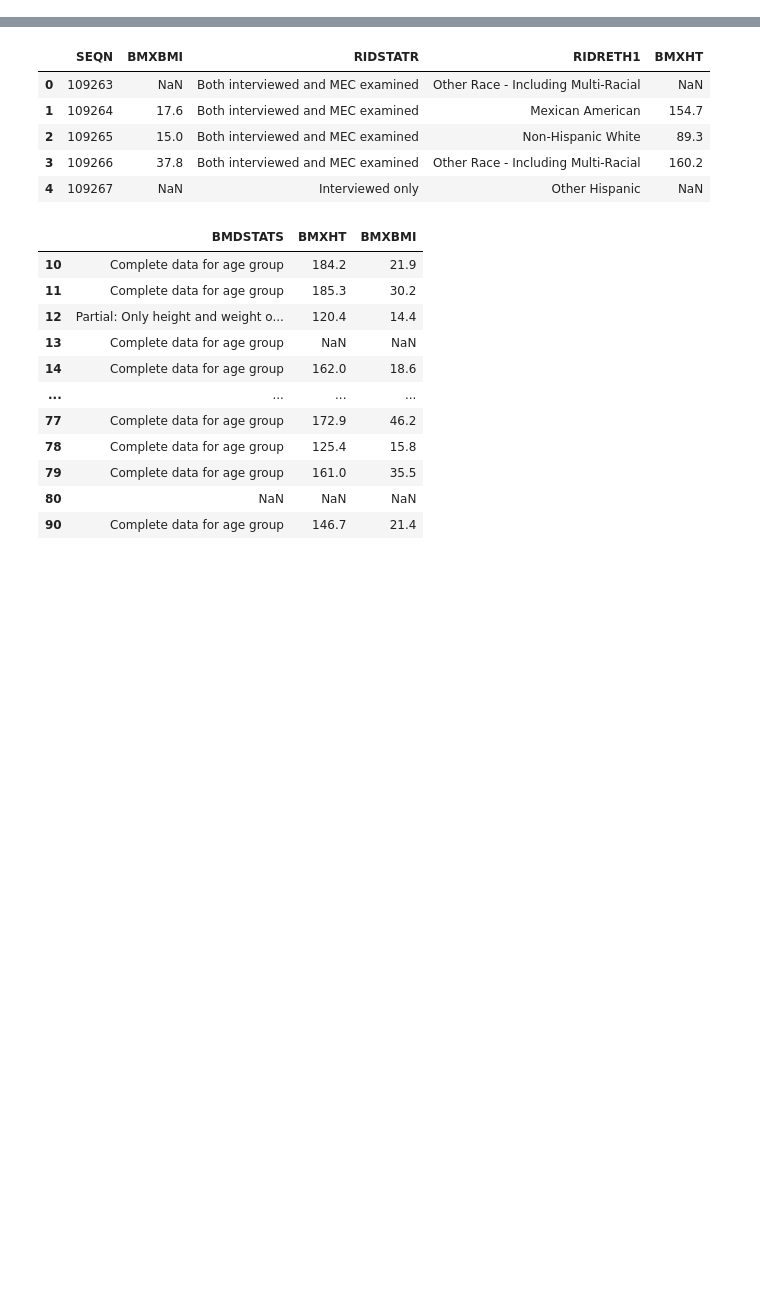
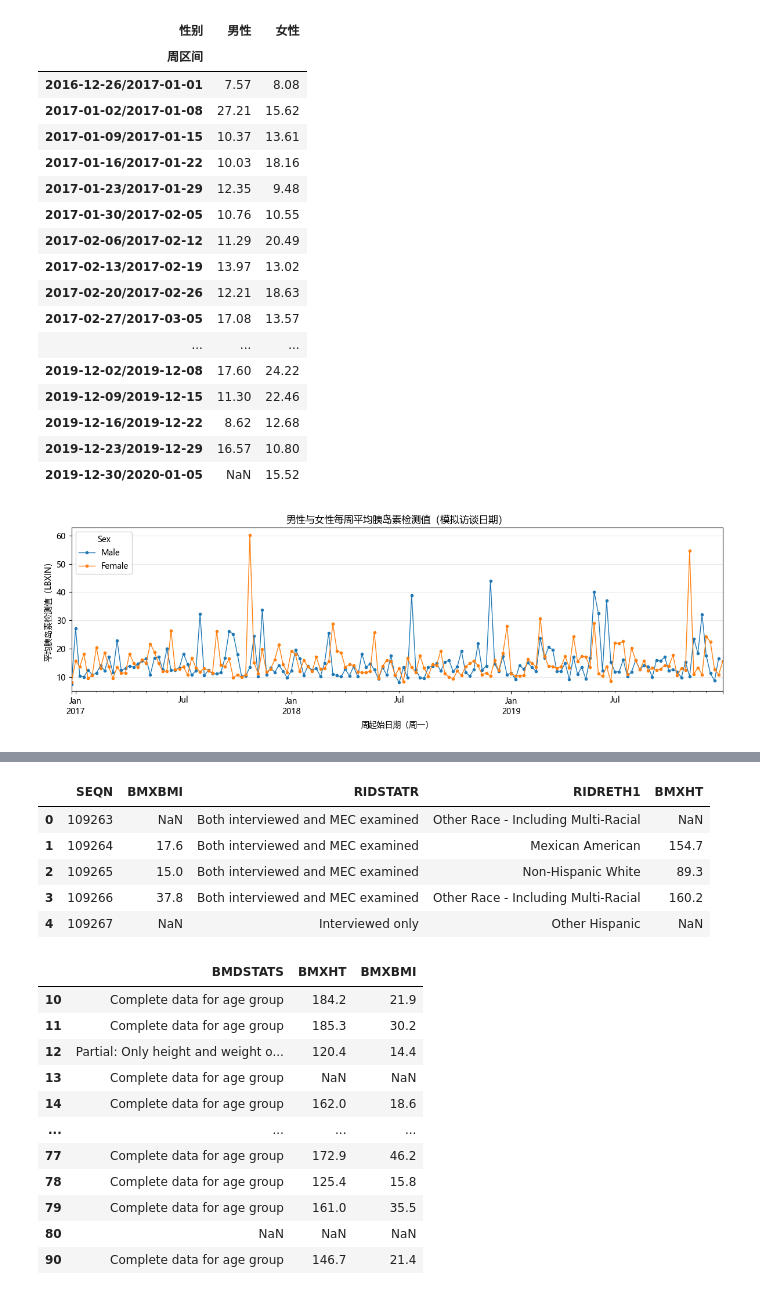
Before and after one commit to Happy2018new/sport-big-data-analysis, a Jupyter notebook: Week 1/Material/book.ipynb, the cells around one changed output, grey strips where cells are left out. Drawn from its saved outputs; the diff is of its cells as text; code cells hidden in the pictures; blank space fills up the shorter version.

Commit message:
Week 1: Update material and fix problems that occurred on my homework

```diff
--- a/Week 1/Material/book.ipynb
+++ b/Week 1/Material/book.ipynb
@@ -8,6 +8,71 @@ date = days.sample(n=nhane.shape[0],replace=True)
 date = date.reset_index()
 date.drop(columns='index',inplace=True)
 nhane['interview_day'] = date
+# %%
+import matplotlib.pyplot as plt
+from IPython.display import display
+
+analysis_data = nhane.copy()
+
+analysis_data['interview_day'] = pd.to_datetime(
+    analysis_data['interview_day'], errors='coerce'
+)
+analysis_data['LBXIN'] = pd.to_numeric(analysis_data['LBXIN'], errors='coerce')
+analysis_data = analysis_data.loc[
+    analysis_data['RIAGENDR'].isin(['Male', 'Female'])
+].dropna(subset=['interview_day', 'LBXIN'])
+
+analysis_data['week'] = analysis_data['interview_day'].dt.to_period('W-SUN')
+weekly_insulin = (
+    analysis_data.groupby(['week', 'RIAGENDR'])['LBXIN']
+    .mean()
+    .unstack('RIAGENDR')
+    .reindex(columns=['Male', 'Female'])
+    .sort_index()
+)
+
+with pd.option_context('display.max_rows', None):
+    display(
+        weekly_insulin.rename(columns={'Male': '男性', 'Female': '女性'})
+        .rename_axis(index='周区间', columns='性别')
+        .round(2)
+    )
+
+plt.rcParams['font.sans-serif'] = ['Microsoft YaHei', 'SimHei', 'DejaVu Sans']
+plt.rcParams['axes.unicode_minus'] = False
+
+plot_data = weekly_insulin.copy()
+plot_data.index = plot_data.index.start_time
+ax = plot_data.plot(figsize=(12, 4), marker='.', linewidth=1)
+ax.set(
+    title='男性与女性每周平均胰岛素检测值（模拟访谈日期）',
+    xlabel='周起始日期（周一）',
+    ylabel='平均胰岛素检测值（LBXIN）'
+)
+ax.legend(title='Sex')
+ax.grid(axis='y', alpha=0.3)
+plt.tight_layout()
+plt.show()
+# %% [output]
+| 性别 | 男性 | 女性 |
+| 周区间 |  |  |
+| 2016-12-26/2017-01-01 | 7.57 | 8.08 |
+| 2017-01-02/2017-01-08 | 27.21 | 15.62 |
+| 2017-01-09/2017-01-15 | 10.37 | 13.61 |
+| 2017-01-16/2017-01-22 | 10.03 | 18.16 |
+| 2017-01-23/2017-01-29 | 12.35 | 9.48 |
+| 2017-01-30/2017-02-05 | 10.76 | 10.55 |
+| 2017-02-06/2017-02-12 | 11.29 | 20.49 |
+| 2017-02-13/2017-02-19 | 13.97 | 13.02 |
+| 2017-02-20/2017-02-26 | 12.21 | 18.63 |
+| 2017-02-27/2017-03-05 | 17.08 | 13.57 |
+| ... | ... | ... |
+| 2019-12-02/2019-12-08 | 17.60 | 24.22 |
+| 2019-12-09/2019-12-15 | 11.30 | 22.46 |
+| 2019-12-16/2019-12-22 | 8.62 | 12.68 |
+| 2019-12-23/2019-12-29 | 16.57 | 10.80 |
+| 2019-12-30/2020-01-05 | NaN | 15.52 |
+[figure, added]
 # %%
 nhane.head()
 # %% [output]
```
Also changed, not shown: parts of 14 cells of this notebook, 7 other files.
